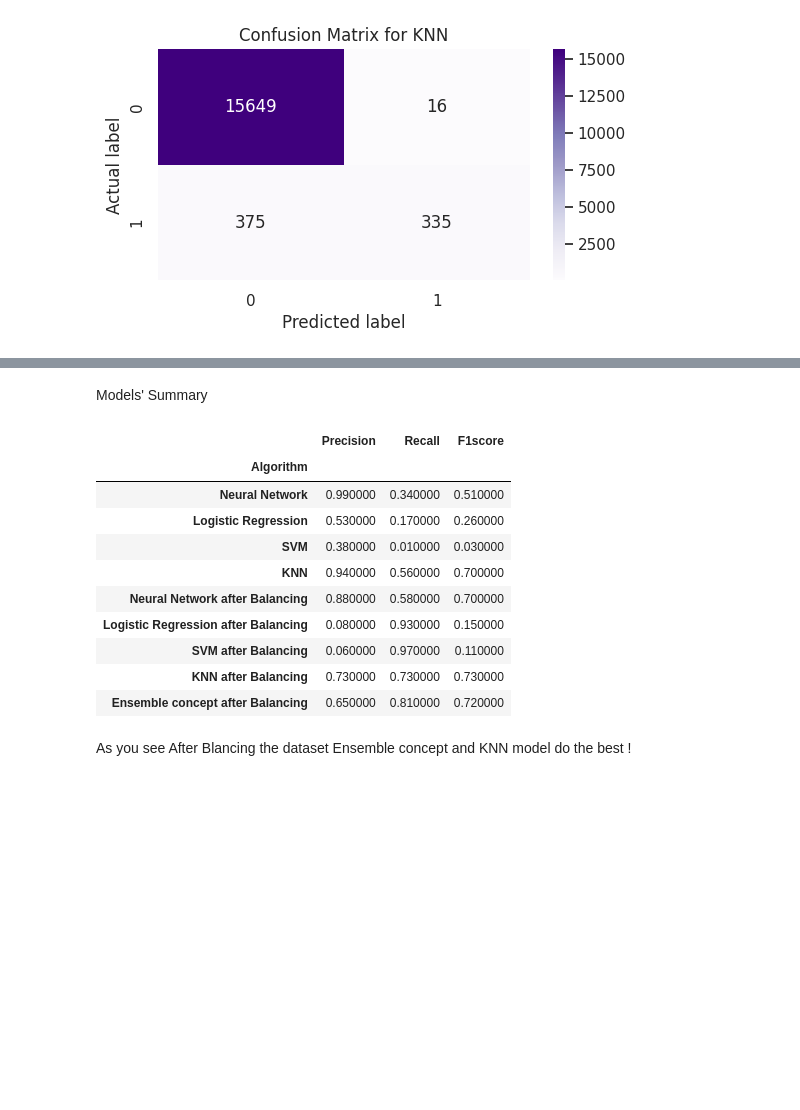
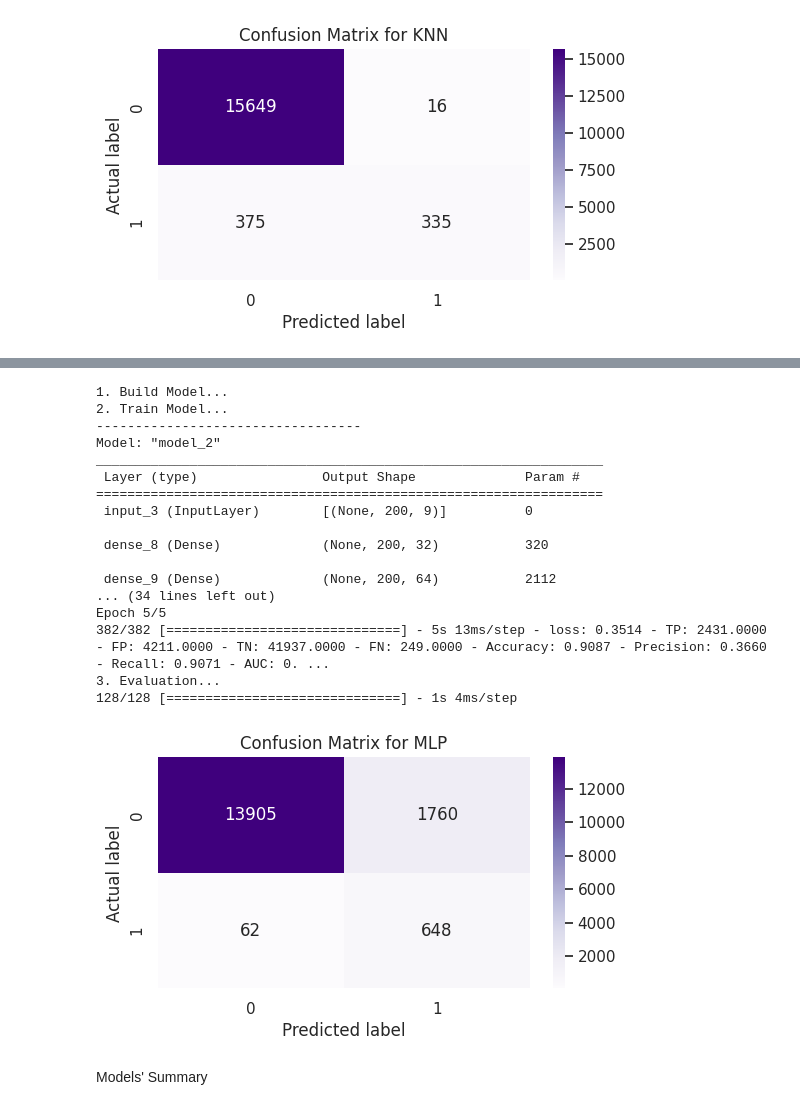
Before and after one commit to mojtabaSefidi/Fall-Detection-System, a Jupyter notebook: Fall_Detection_System_v2.ipynb, the cells around one changed output, grey strips where cells are left out. Saved outputs shown, nothing was run; the diff lists cells and outputs as text; code cells hidden in the pictures; blank space fills up the shorter version.

```diff
--- a/Fall_Detection_System_v2.ipynb
+++ b/Fall_Detection_System_v2.ipynb
@@ -612,29 +642,33 @@ Prediction based on Ensemble Concept
+# %%
+print('1. Build Model...')
+mlp_model = train_evaluate_deep.build_mlp(input_size=X_train.shape[1:], hidden_layer_size=128, output_size=1)
+print('2. Train Model...')
+mlp_history = train_evaluate_deep.train_deep_model(mlp_model, X_train, y_train, class_weight, epochs=5)
+print('3. Evaluation...')
+prediction = train_evaluate_deep.evaluate(mlp_model, X_test, y_test, batch_size=128, threshold=0.5, title='MLP', model_name='MLP', plot=False)
+
+plot_learning_curves=False
+if plot_learning_curves:
+  print('4. Plot learning curves...')
+  _ = train_evaluate_deep.plot_learning_curves(mlp_history)
+# %% [output]
+1. Build Model...
+2. Train Model...
+----------------------------------
+Model: "model_2"
+_________________________________________________________________
+ Layer (type)                Output Shape              Param #
+=================================================================
+ input_3 (InputLayer)        [(None, 200, 9)]          0
+
+ dense_8 (Dense)             (None, 200, 32)           320
+
+ dense_9 (Dense)             (None, 200, 64)           2112
+... (34 lines left out)
+Epoch 5/5
+382/382 [==============================] - 5s 13ms/step - loss: 0.3514 - TP: 2431.0000 - FP: 4211.0000 - TN: 41937.0000 - FN: 249.0000 - Accuracy: 0.9087 - Precision: 0.3660 - Recall: 0.9071 - AUC: 0. ...
+3. Evaluation...
+128/128 [==============================] - 1s 4ms/step
+[figure, added]
 # %% [markdown]
 Models' Summary
-# %%
-conclusion = pd.DataFrame([['Neural Network',precision_1,recall_1,f1Score_1],
-              ['Logistic Regression',0.53,0.17,0.26],
-              ['SVM',0.38,0.01,0.03],
-              ['KNN',0.94,0.56,0.70],
-              ['Neural Network after Balancing',precision_2,recall_2,f1Score_2],
-              ['Logistic Regression after Balancing',0.08,0.93,0.15],
-              ['SVM after Balancing',0.06,0.97,0.11],
-              ['KNN after Balancing',0.73,0.73,0.73],
-              ['Ensemble concept after Balancing',0.65,0.81,0.72]],
-              columns=["Model","Precision","Recall","F1score"])
-# conclusion = conclusion.set_index('Algorithm')
-conclusion.style.background_gradient(cmap="YlGn")
-# %% [output]
-|  | Precision | Recall | F1score |
-| Algorithm |  |  |  |
-| Neural Network | 0.990000 | 0.340000 | 0.510000 |
-| Logistic Regression | 0.530000 | 0.170000 | 0.260000 |
-| SVM | 0.380000 | 0.010000 | 0.030000 |
-| KNN | 0.940000 | 0.560000 | 0.700000 |
-| Neural Network after Balancing | 0.880000 | 0.580000 | 0.700000 |
-| Logistic Regression after Balancing | 0.080000 | 0.930000 | 0.150000 |
-| SVM after Balancing | 0.060000 | 0.970000 | 0.110000 |
-| KNN after Balancing | 0.730000 | 0.730000 | 0.730000 |
-| Ensemble concept after Balancing | 0.650000 | 0.810000 | 0.720000 |
-# %% [markdown]
-As you see After Blancing the dataset Ensemble concept and KNN model do the best !
```
Also changed, not shown: parts of 14 cells of this notebook.
